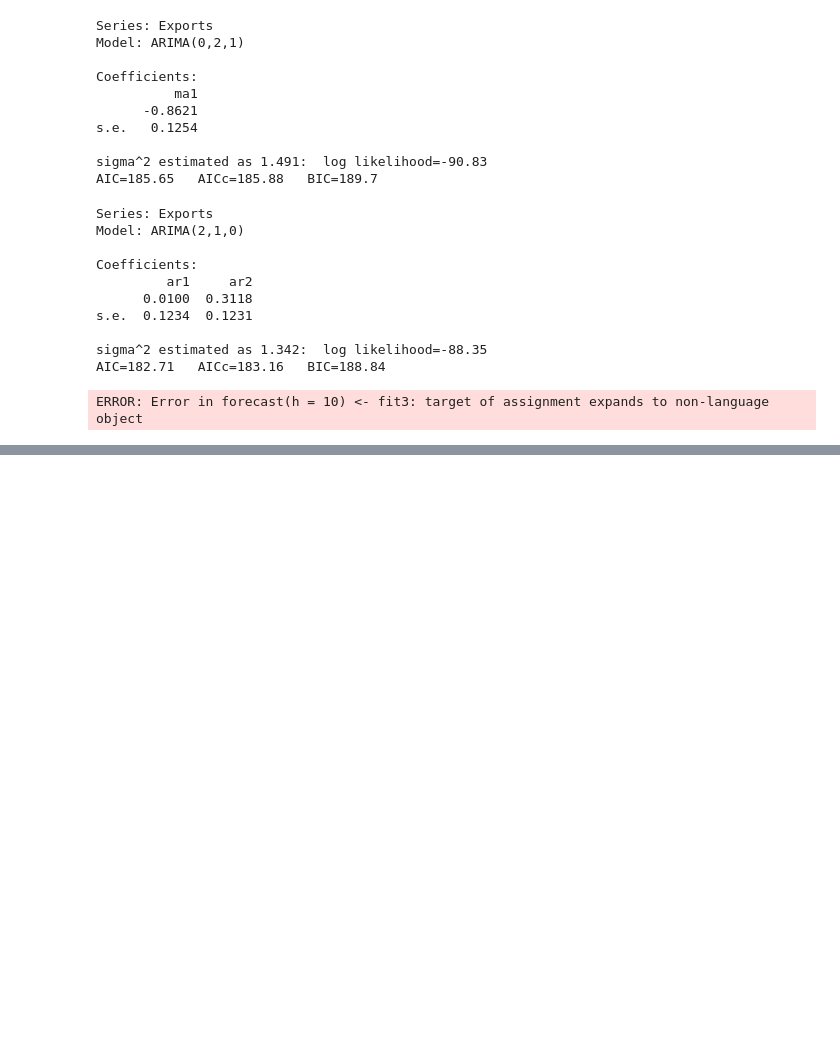
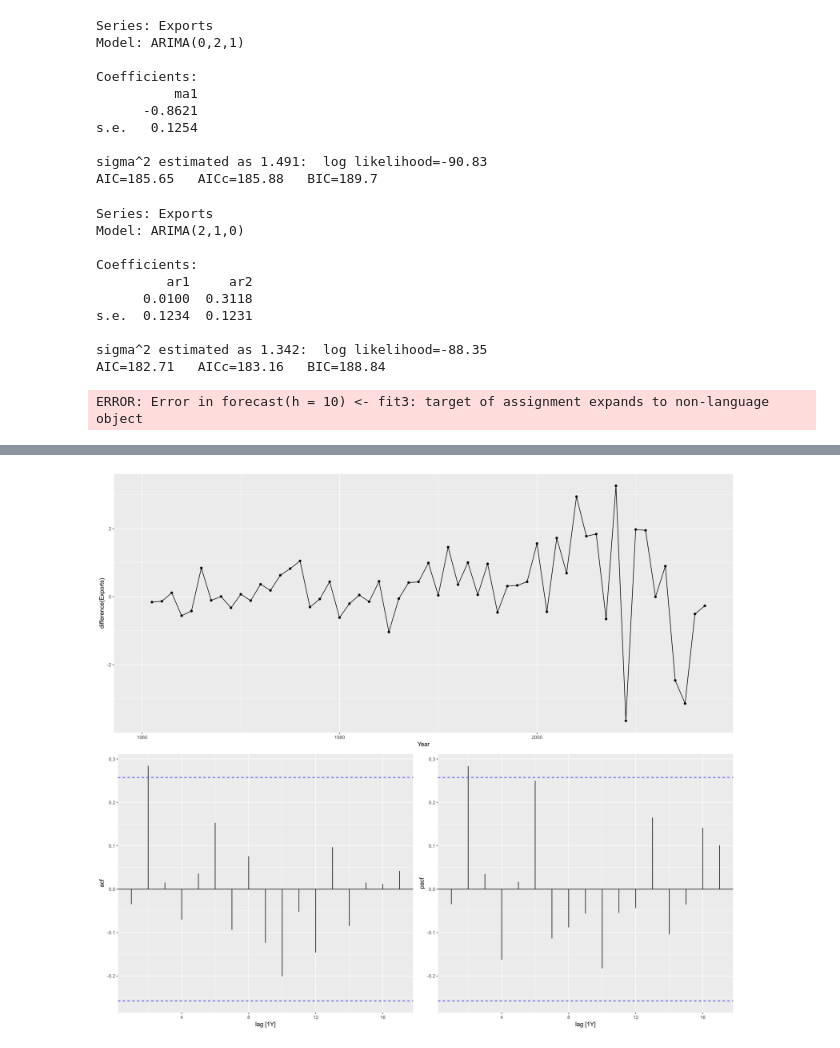
Before and after one commit to ARKA1112/Time_Series_R, a Jupyter notebook: OTEXTS_9.ipynb, the cells around one changed output, grey strips where cells are left out. Saved outputs shown, nothing was run; the diff lists cells and outputs as text; code cells hidden in the pictures; blank space fills up the shorter version.

```diff
--- a/OTEXTS_9.ipynb
+++ b/OTEXTS_9.ipynb
@@ -268,0 +307,3 @@ ERROR: Error in forecast(h = 10) <- fit3: target of assignment expands to non-la
+# %%
+global_economy |>filter(Code == "IND")|>gg_tsdisplay(difference(Exports), plot_type = "partial")
+# %% [output]
@@ -268,0 +314 @@ ERROR: Error in forecast(h = 10) <- fit3: target of assignment expands to non-la
+[figure, added]
```
Also changed, not shown: parts of 10 cells of this notebook, 1 other file.
